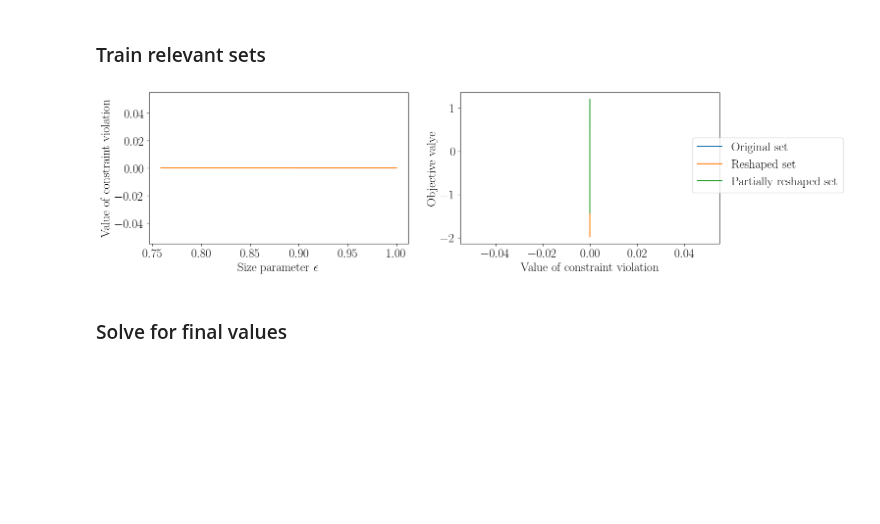
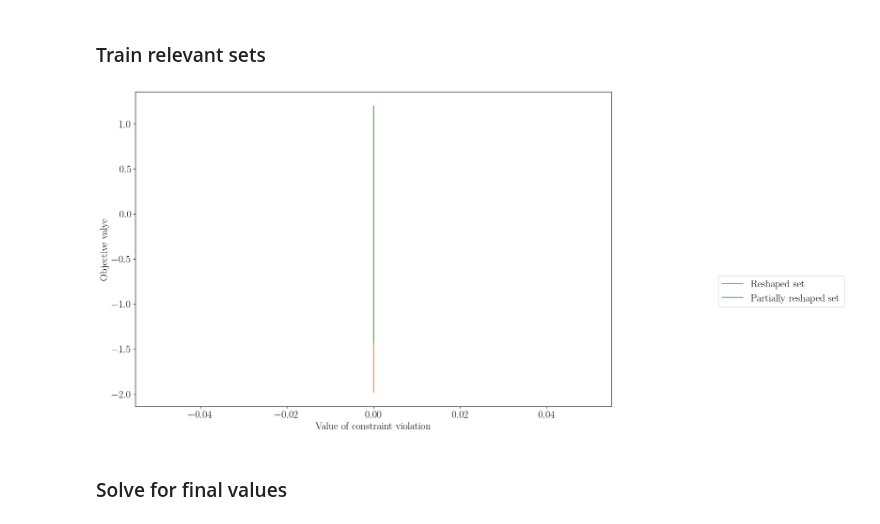
Before and after one commit to stellatogrp/lropt, a Jupyter notebook: examples/experiments/intro_example.ipynb, the cells around one changed output. Saved outputs shown, nothing was run; the diff lists cells and outputs as text; code cells hidden in the pictures; blank space fills up the shorter version.

```diff
--- a/examples/experiments/intro_example.ipynb
+++ b/examples/experiments/intro_example.ipynb
@@ -51,9 +51,10 @@ p_tch = torch.tensor(p, requires_grad = True)
 def loss(t,x, data,l = 5):
     return t + l*torch.mean(torch.maximum(
         torch.maximum(k_tch@x -data@p_tch, k_tch@x - p_tch@x) - t,
-        torch.tensor(0.,requires_grad = True))), t, torch.mean(torch.maximum(
-        torch.maximum(k_tch@x -data@p_tch, k_tch@x - p_tch@x) - t,
         torch.tensor(0.,requires_grad = True)))
+        # , t, torch.mean(torch.maximum(
+        # torch.maximum(k_tch@x -data@p_tch, k_tch@x - p_tch@x) - t,
+        # torch.tensor(0.,requires_grad = True)))
 
 def gen_demand(n, N):
     np.random.seed(7)
@@ -75,4 +76,20 @@ plt.scatter(data[:,0],data[:,1])
 [figure]
 # %% [markdown]
 ### Train relevant sets
+# %%
+def build_prob(n = 2, data = data):
+    # Formulate uncertainty set
+    u = lro.UncertainParameter(n,
+                            uncertainty_set=lro.Ellipsoidal(p=2,
+                                                        data=data, loss = loss))
+    # Formulate the Robust Problem
+    x_r = cp.Variable(n)
+    t = cp.Variable()
+
+    objective = cp.Minimize(t)
+
+    constraints = [cp.maximum(k@x_r - p@x_r, k@x_r - p@u) <= t]
+    constraints += [x_r >= 0]
+
+    return lro.RobustProblem(objective, constraints)
 # %%
@@ -121,21 +130,13 @@ dfgrid = result4.df
 # %%
-fig, (ax1, ax2) = plt.subplots(1, 2, figsize=(15, 4))
-ax1.plot((df_r2['A_norm']), df_r2['Violations'], color="tab:blue", label=r"Original set")
-ax1.plot((df_r1['A_norm']), df_r1['Violations'], color="tab:orange", label="Reshaped set")
-# ax1.set_yscale("log")
-ax1.set_xlabel("Size parameter $\epsilon$")
-ax1.set_ylabel("Value of constraint violation")
-
-ax2.plot(df_r2['Violations'][:], df_r2['Opt_val'][:], color="tab:blue", label=r"Original set")
-ax2.plot(df_r1['Violations'],df_r1['Opt_val'], color="tab:orange", label="Reshaped set")
-ax2.plot(df1['Violations'],df1['Opt_val'], color="tab:green", label="Partially reshaped set")
-ax2.set_ylabel("Objective valye")
-# ax2.set_xlim([-1,20])
-ax2.set_xlabel("Value of constraint violation")
-lgd = ax2.legend(loc = "lower right", bbox_to_anchor=(1.5, 0.3))
-plt.savefig("tradeoff_curves.pdf", bbox_extra_artists=(lgd,), bbox_inches='tight')
+plt.figure(figsize = (15,10))
+plt.plot(df_r1['Violations'],df_r1['Opt_val'], color="tab:orange", label="Reshaped set")
+plt.plot(df1['Violations'],df1['Opt_val'], color="tab:green", label="Partially reshaped set")
+plt.ylabel("Objective valye")
+plt.xlabel("Value of constraint violation")
+lgd = plt.legend(loc = "lower right", bbox_to_anchor=(1.5, 0.3))
+# plt.savefig("tradeoff_curves.pdf", bbox_extra_artists=(lgd,), bbox_inches='tight')
 # %% [output]
-[figure, old version]
+[figure, new version]
 # %% [markdown]
 ### Solve for final values
 # %%
```
Also changed, not shown: parts of 6 cells of this notebook, 44 other files.
